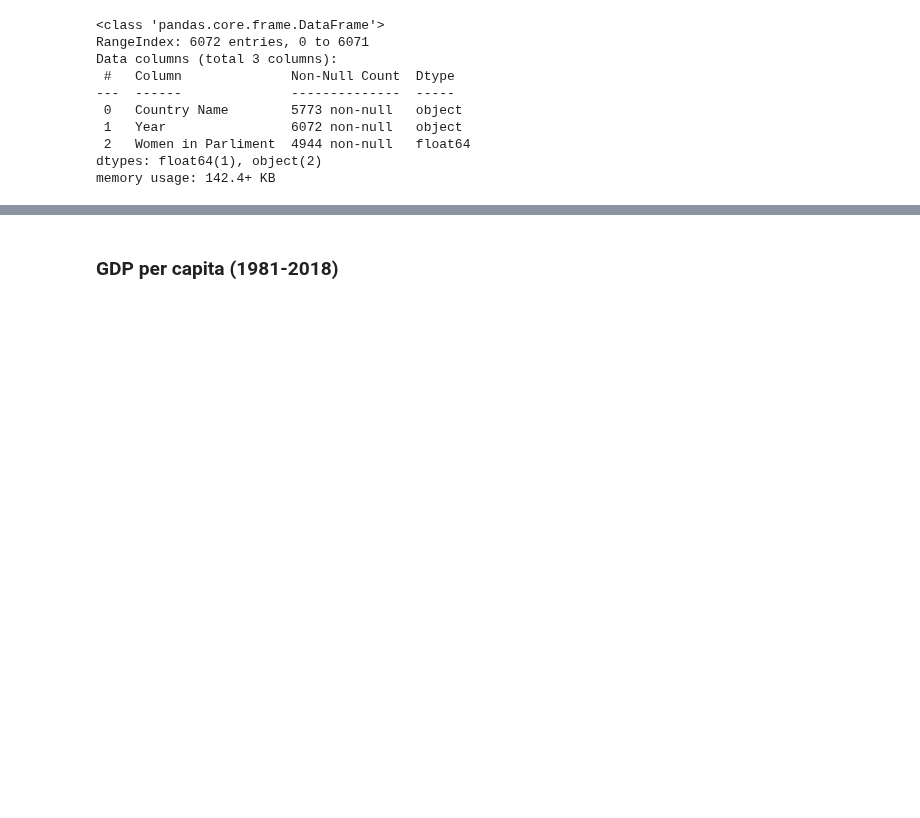
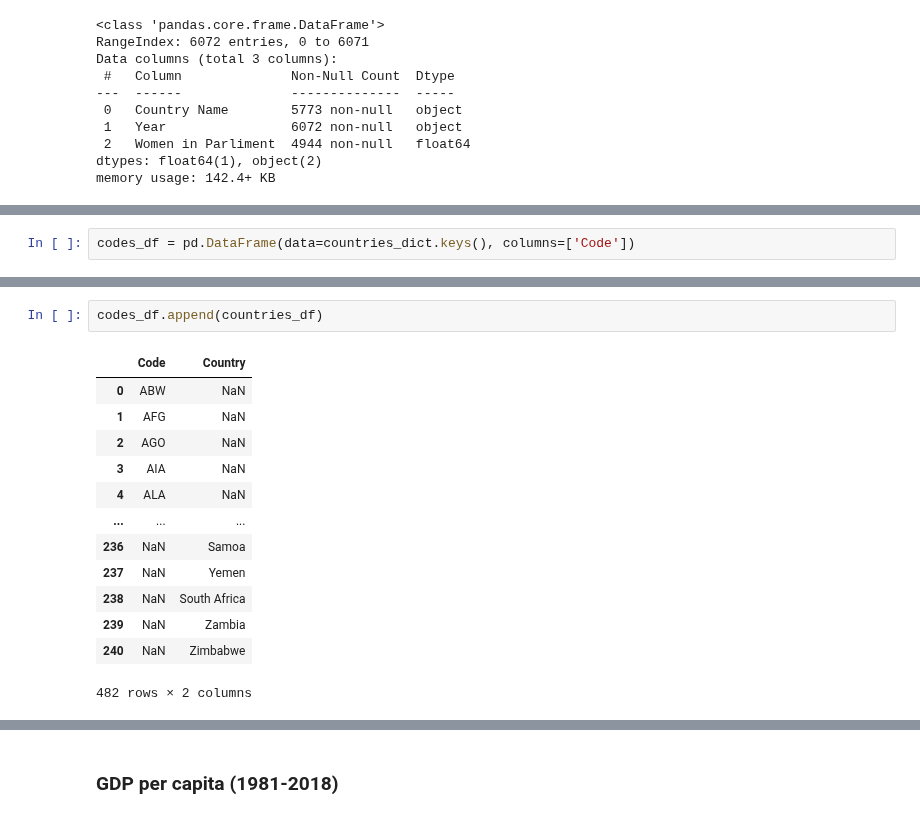
Before and after one commit to ta-data-bcn/Project-Week-8-Final-Project, a Jupyter notebook: your-project/Data Gathering.ipynb, the cells around one changed output, grey strips where cells are left out. Cells and saved outputs as stored; diff of their text form; blank space fills up the shorter version.

```diff
--- a/your-project/Data Gathering.ipynb
+++ b/your-project/Data Gathering.ipynb
@@ -652,0 +932,2 @@ memory usage: 142.4+ KB
+# %%
+codes_df = pd.DataFrame(data=countries_dict.keys(), columns=['Code'])
@@ -652,0 +943,16 @@ memory usage: 142.4+ KB
+# %%
+codes_df.append(countries_df)
+# %% [output]
+|  | Code | Country |
+| 0 | ABW | NaN |
+| 1 | AFG | NaN |
+| 2 | AGO | NaN |
+| 3 | AIA | NaN |
+| 4 | ALA | NaN |
+| ... | ... | ... |
+| 236 | NaN | Samoa |
+| 237 | NaN | Yemen |
+| 238 | NaN | South Africa |
+| 239 | NaN | Zambia |
+| 240 | NaN | Zimbabwe |
+482 rows × 2 columns
```
Also changed, not shown: parts of 45 cells of this notebook.
